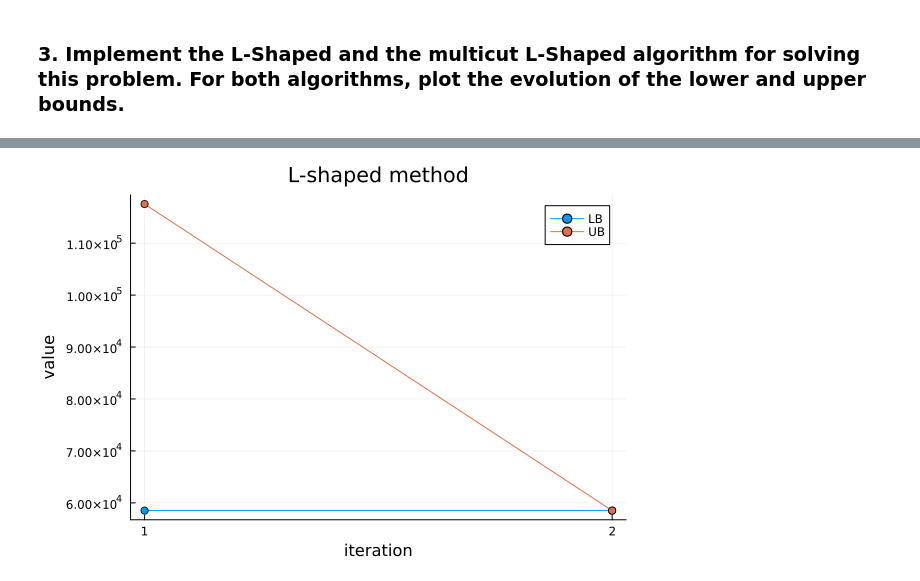
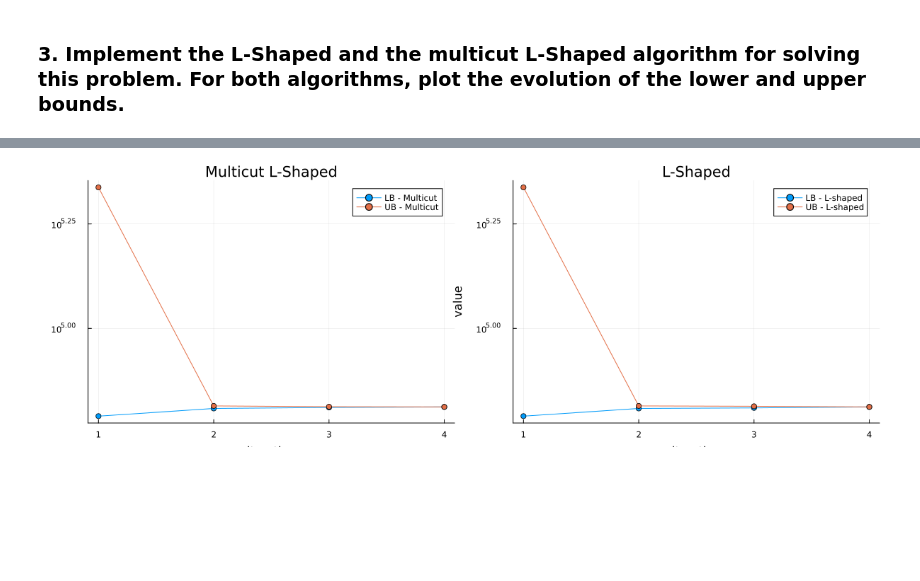
Before and after one commit to TheoHanon/Operational-Research, a Jupyter notebook: part2.ipynb, the cells around one changed output, grey strips where cells are left out. Drawn from its saved outputs; the diff is of its cells as text; code cells hidden in the pictures; blank space fills up the shorter version.

Commit message:
fix l-shape

```diff
--- a/part2.ipynb
+++ b/part2.ipynb
@@ -98,11 +95,11 @@ Given the scenario tree we can conclude that each branch is independent of the o
 # %% [markdown]
 ### 3. Implement the L-Shaped and the multicut L-Shaped algorithm for solving this problem. For both algorithms, plot the evolution of the lower and upper bounds.
 # %%
-ret = lshaped(
+ret_l = lshaped(
     prices[1:F],
     prices_scenarios,
     prices_prob,
-    1e6,
+    2*1e5,
 )
 # %% [output]
 Set parameter Username
@@ -193,20 +172,43 @@ Terminating at iteration 2 with the optimal solution
-# %%
-plot(
-    ret.lb,
-    label = "LB",
-    title = "L-shaped method",
-    xlabel = "iteration",
-    ylabel = "value",
-    legend = :topright,
-    xticks = 1:2,
-    marker= :circle,
-)
-plot!(
-    ret.ub,
-    label = "UB",
-    legend = :topright,
-    marker= :circle,
-)
-# %% [output]
-[figure, removed]
+# %%
+p1 = plot(
+    ret_mc.lb,
+    label = "LB - Multicut",
+    title = "Multicut L-Shaped",
+    xlabel = "iteration",
+    ylabel = "value",
+    legend = :topright,
+    xticks = 1:4,
+    marker = :circle,
+    # yscale = :log10,
+)
+plot!(
+    p1,
+    ret_mc.ub,
+    label = "UB - Multicut",
+    marker = :circle,
+    # yscale = :log10,
+)
+
+p2 = plot(
+    ret_l.lb,
+    label = "LB - L-shaped",
+    title = "L-Shaped",
+    xlabel = "iteration",
+    ylabel = "value",
+    legend = :topright,
+    xticks = 1:5,
+    marker = :circle,
+    # yscale = :log10,
+)
+plot!(
+    p2,
+    ret_l.ub,
+    label = "UB - L-shaped",
+    marker = :circle,
+    # yscale = :log10,
+)
+
+plot(p1, p2, layout = (1,2), size = (1200, 400), legend = :topright,  yscale = :log10)
+# %% [output]
+[figure, added]
 # %%
```
Also changed, not shown: parts of 8 cells of this notebook, 2 other files.
